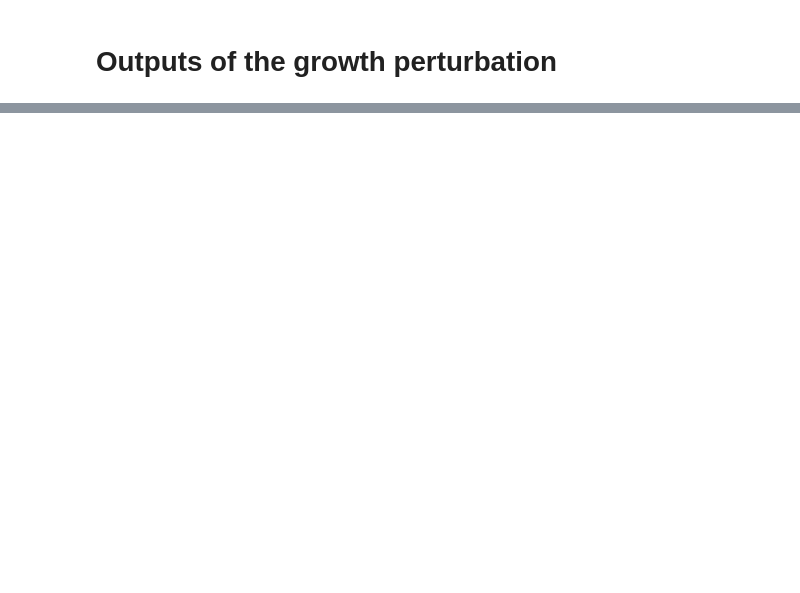
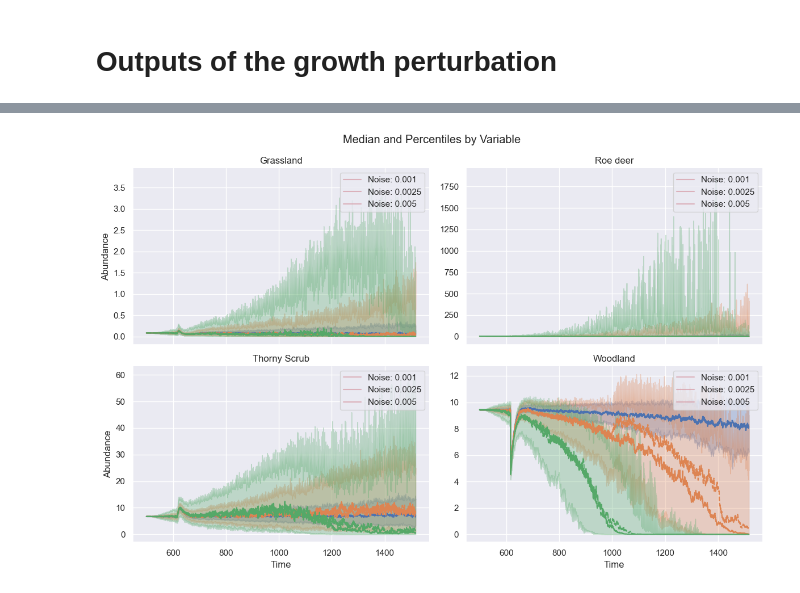
Before and after one commit to emjneil/rewilding_resilience, a Jupyter notebook: ode_experiments.ipynb, the cells around one changed output, grey strips where cells are left out. Saved outputs shown, nothing was run; the diff lists cells and outputs as text; code cells hidden in the pictures; blank space fills up the shorter version.

```diff
--- a/ode_experiments.ipynb
+++ b/ode_experiments.ipynb
@@ -96,0 +60,8 @@ TypeError: __init__() got an unexpected keyword argument 'style'
+# %%
+df1 = pd.read_csv('eem_ga_timeseries_uncertainty_ga_one_0025.csv').drop(['Unnamed: 0'], axis=1)
+df2 = pd.read_csv('eem_ga_timeseries_uncertainty_ga_one_005.csv').drop(['Unnamed: 0'], axis=1)
+df3 = pd.read_csv('eem_ga_timeseries_uncertainty_ga_one_0025_no_opt.csv').drop(['Unnamed: 0'], axis=1)
+df4 = pd.read_csv('eem_ga_timeseries_uncertainty_ga_one_001_no_opt.csv').drop(['Unnamed: 0'], axis=1)
+df5 = pd.read_csv('eem_ga_timeseries_uncertainty_ga_one_005_no_opt.csv').drop(['Unnamed: 0'], axis=1)
+
+ode_stochastic_timeseries = pd.concat([df1, df2, df3, df4, df5])
@@ -96,0 +84,12 @@ TypeError: __init__() got an unexpected keyword argument 'style'
+# %%
+# adjust df for graphing
+melted_df_stochastic_ga = ode_stochastic_timeseries.melt(id_vars=['time', 'Noise', 'Optimised'],
+                                   value_vars=['grasslandParkland', 'thornyScrub', 'woodland', 'roeDeer'],
+                                   var_name='Variable', value_name='Value')
+# %%
+# look only at the perturbation section
+df = melted_df_stochastic_ga.loc[melted_df_stochastic_ga["time"] >= 499]
+# %%
+# calculate median
+grouped_df = df.groupby(['time', 'Variable', 'Noise', 'Optimised'])['Value'].agg(median=np.median, percentile_95th=lambda x: np.percentile(x, 95), percentile_5th=lambda x: np.percentile(x, 5)).reset_index()
+grouped_df
@@ -96,0 +110,64 @@ TypeError: __init__() got an unexpected keyword argument 'style'
+# %%
+# Create a FacetGrid with subplots
+g = sns.FacetGrid(grouped_df, col='Variable', col_wrap=2, height=4, aspect=1.5, hue="Noise", sharey=False)
+
+
+# Iterate over each variable and plot the lines with fill_between
+for variable, ax in zip(grouped_df['Variable'].unique(), g.axes):
+    # Filter the data for the specific variable
+    data = grouped_df[grouped_df['Variable'] == variable]
+
+    # Get the unique noise levels for the variable
+    noise_levels = data['Noise'].unique()
+
+    # Initialize a list to store the lines and labels for the legend
+    lines = []
+    labels = []
+
+    # Iterate over each noise level and plot the fill between the percentiles
+    for i, noise in enumerate(noise_levels):
+        # Filter the data for the specific noise level
+        noise_data = data[data['Noise'] == noise]
+
+        # Get the values for the percentiles
+        lower = noise_data[noise_data.columns[-2]].values
+        upper = noise_data[noise_data.columns[-1]].values
+
+        # Get the color for the line and fill_between
+        line_color = sns.color_palette()[i]
+        fill_color = line_color
+
+        # Plot the line
+        sns.lineplot(data=noise_data, x='time', y='median', style = "Optimised", color=line_color, ax=ax)
+
+        # Plot the fill_between
+        ax.fill_between(noise_data['time'], lower, upper, alpha=0.3, color=fill_color)
+
+        # Append the line and label to the legend lists
+        lines.append(line)
+        labels.append(f"Noise: {noise}")
+
+    # Add the legend for the variable
+    ax.legend(lines, labels)
+
+    # Set the title for each subplot
+    ax.set_title(variable)
+
+# Set the overall title for the facetgrid
+g.fig.suptitle("Median and Percentiles by Variable")
+
+# Set axis labels
+g.set_axis_labels('Time', 'Abundance')
+
+# Set title for each subplot
+titles = ['Grassland', 'Roe deer','Thorny Scrub', 'Woodland']
+for ax, title in zip(g.axes.flat, titles):
+    ax.set_title(title)
+
+# Adjust the spacing between subplots
+g.fig.tight_layout()
+
+# Show the plot
+plt.show()
+# %% [output]
+[figure, added]
```
Also changed, not shown: parts of 28 cells of this notebook, 5 other files.
